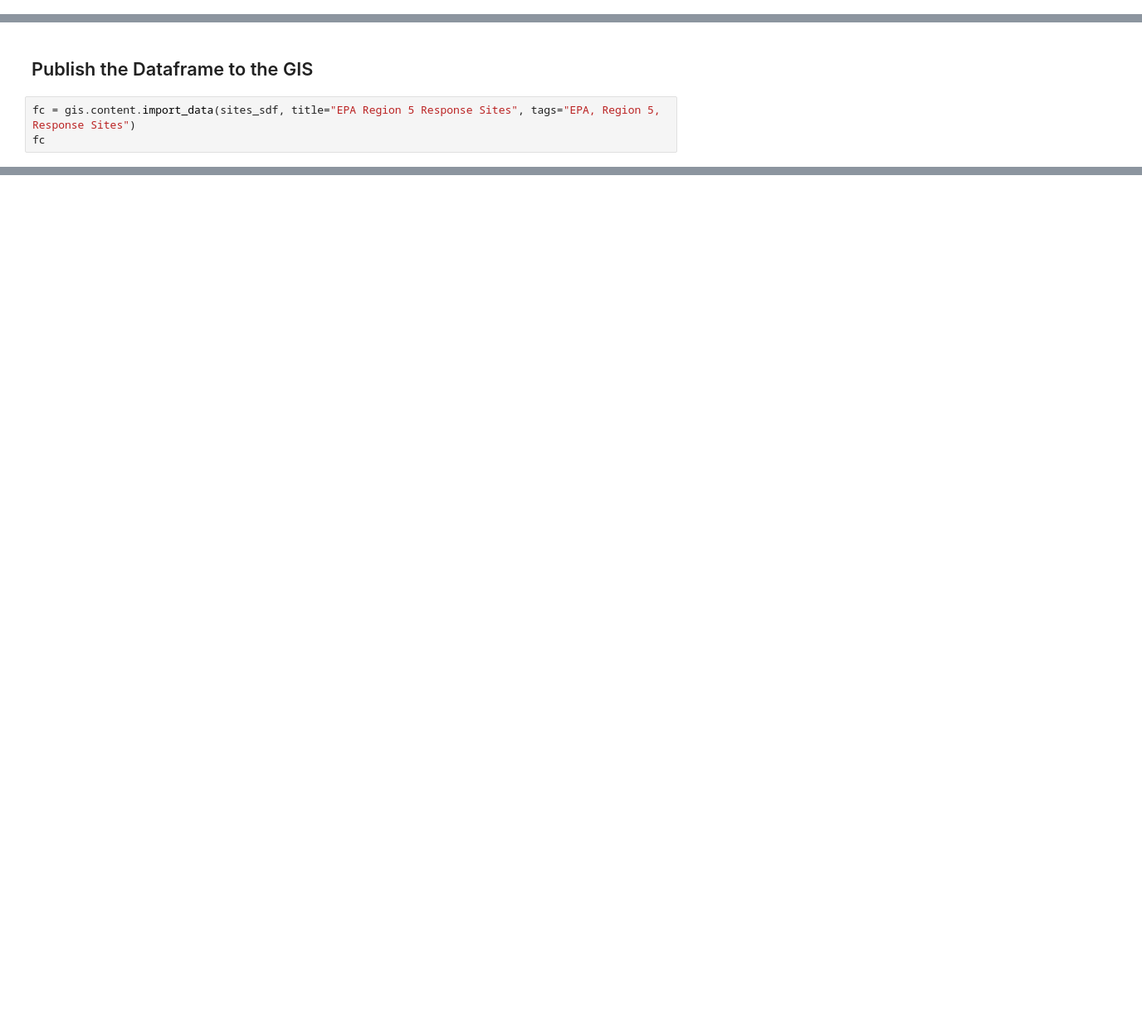
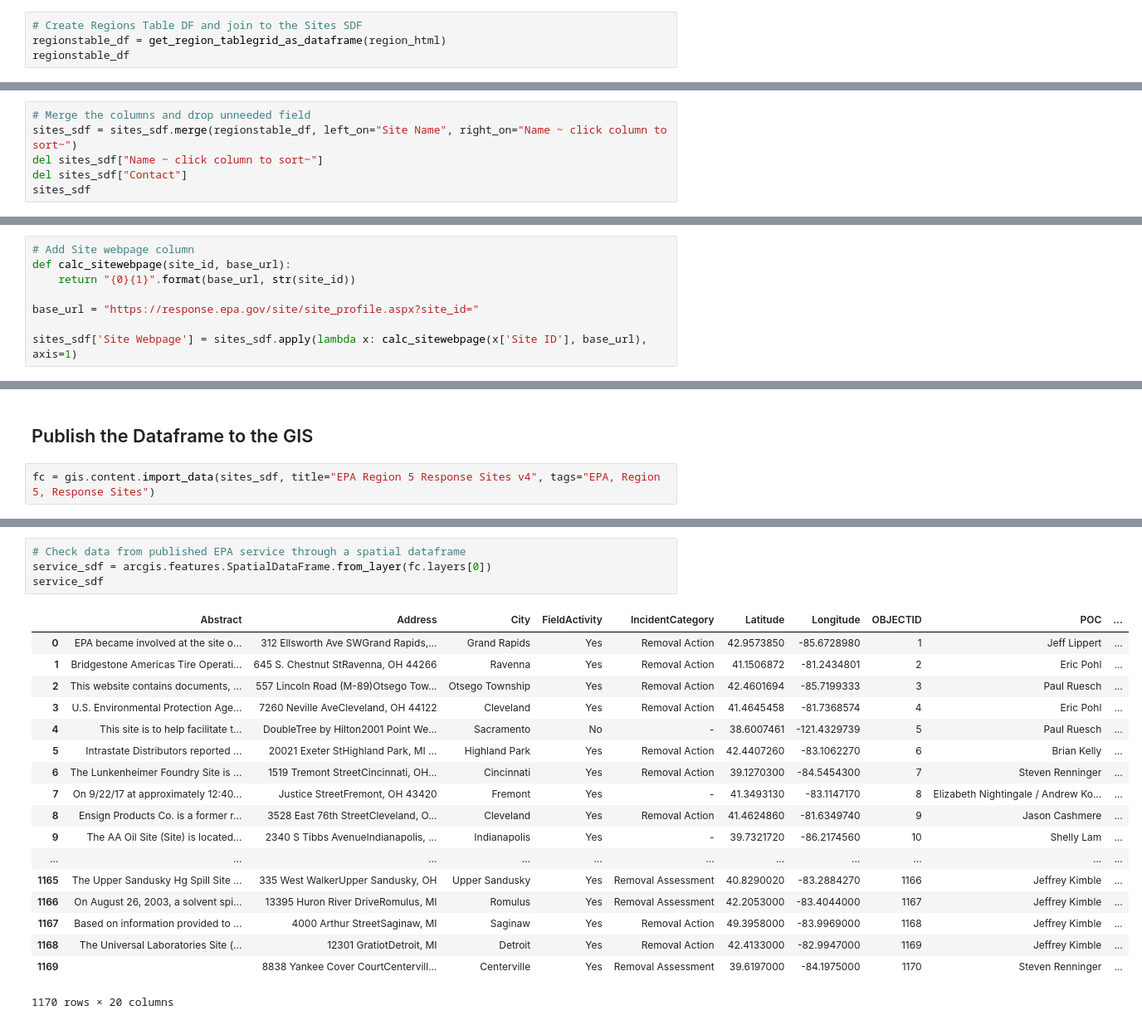
Before and after one commit to Qberto/arcgispythonapi-scrapehtmlforfeatures, a Jupyter notebook: proto_scrape-html-into-features.ipynb, the cells around one changed output, grey strips where cells are left out. Shown at 83% size. Drawn from its saved outputs; the diff is of its cells as text; blank space fills up the shorter version.

```diff
--- a/proto_scrape-html-into-features.ipynb
+++ b/proto_scrape-html-into-features.ipynb
@@ -265,3 +250,7 @@ sites_sdf
 | 1157 | B56Y | Universal Laboratories | 12301 GratiotDetroit, MI | 5 | Jeffrey Kimble | kimble.jeffrey@epa.gov | The Universal Laboratories Site (... | https://response.epa.gov/sites/B5... | 42.4133000 | -82.9947000 | ... |
 | 1158 | ER | Mercury Spill on Yankee Cove Court | 8838 Yankee Cover CourtCentervill... | 5 | Steven Renninger | renninger.steven@epa.gov |  | https://response.epa.gov/images/e... | 39.6197000 | -84.1975000 | ... |
 1159 rows × 11 columns
+# %%
+# Create Regions Table DF and join to the Sites SDF
+regionstable_df = get_region_tablegrid_as_dataframe(region_html)
+regionstable_df
@@ -267,0 +276,6 @@ sites_sdf
+# %%
+# Merge the columns and drop unneeded field
+sites_sdf = sites_sdf.merge(regionstable_df, left_on="Site Name", right_on="Name ~ click column to sort~")
+del sites_sdf["Name ~ click column to sort~"]
+del sites_sdf["Contact"]
+sites_sdf
@@ -267,0 +301,8 @@ sites_sdf
+# %%
+# Add Site webpage column
+def calc_sitewebpage(site_id, base_url):
+    return "{0}{1}".format(base_url, str(site_id))
+
+base_url = "https://response.epa.gov/site/site_profile.aspx?site_id="
+
+sites_sdf['Site Webpage'] = sites_sdf.apply(lambda x: calc_sitewebpage(x['Site ID'], base_url), axis=1)
@@ -268,5 +331,4 @@ sites_sdf
 # %% [markdown]
 ## Publish the Dataframe to the GIS
 # %%
-fc = gis.content.import_data(sites_sdf, title="EPA Region 5 Response Sites", tags="EPA, Region 5, Response Sites")
-fc
+fc = gis.content.import_data(sites_sdf, title="EPA Region 5 Response Sites v4", tags="EPA, Region 5, Response Sites")
@@ -274,0 +346,23 @@ fc
+# %%
+# Check data from published EPA service through a spatial dataframe
+service_sdf = arcgis.features.SpatialDataFrame.from_layer(fc.layers[0])
+service_sdf
+# %% [output]
+|  | Abstract | Address | City | FieldActivity | IncidentCategory | Latitude | Longitude | OBJECTID | POC | ... |
+| 0 | EPA became involved at the site o... | 312 Ellsworth Ave SWGrand Rapids,... | Grand Rapids | Yes | Removal Action | 42.9573850 | -85.6728980 | 1 | Jeff Lippert | ... |
+| 1 | Bridgestone Americas Tire Operati... | 645 S. Chestnut StRavenna, OH 44266 | Ravenna | Yes | Removal Action | 41.1506872 | -81.2434801 | 2 | Eric Pohl | ... |
+| 2 | This website contains documents, ... | 557 Lincoln Road (M-89)Otsego Tow... | Otsego Township | Yes | Removal Action | 42.4601694 | -85.7199333 | 3 | Paul Ruesch | ... |
+| 3 | U.S. Environmental Protection Age... | 7260 Neville AveCleveland, OH 44122 | Cleveland | Yes | Removal Action | 41.4645458 | -81.7368574 | 4 | Eric Pohl | ... |
+| 4 | This site is to help facilitate t... | DoubleTree by Hilton2001 Point We... | Sacramento | No | - | 38.6007461 | -121.4329739 | 5 | Paul Ruesch | ... |
+| 5 | Intrastate Distributors reported ... | 20021 Exeter StHighland Park, MI ... | Highland Park | Yes | Removal Action | 42.4407260 | -83.1062270 | 6 | Brian Kelly | ... |
+| 6 | The Lunkenheimer Foundry Site is ... | 1519 Tremont StreetCincinnati, OH... | Cincinnati | Yes | Removal Action | 39.1270300 | -84.5454300 | 7 | Steven Renninger | ... |
+| 7 | On 9/22/17 at approximately 12:40... | Justice StreetFremont, OH 43420 | Fremont | Yes | - | 41.3493130 | -83.1147170 | 8 | Elizabeth Nightingale / Andrew Ko... | ... |
+| 8 | Ensign Products Co. is a former r... | 3528 East 76th StreetCleveland, O... | Cleveland | Yes | Removal Action | 41.4624860 | -81.6349740 | 9 | Jason Cashmere | ... |
+| 9 | The AA Oil Site (Site) is located... | 2340 S Tibbs AvenueIndianapolis, ... | Indianapolis | Yes | - | 39.7321720 | -86.2174560 | 10 | Shelly Lam | ... |
+| ... | ... | ... | ... | ... | ... | ... | ... | ... | ... | ... |
+| 1165 | The Upper Sandusky Hg Spill Site ... | 335 West WalkerUpper Sandusky, OH | Upper Sandusky | Yes | Removal Assessment | 40.8290020 | -83.2884270 | 1166 | Jeffrey Kimble | ... |
+| 1166 | On August 26, 2003, a solvent spi... | 13395 Huron River DriveRomulus, MI | Romulus | Yes | Removal Assessment | 42.2053000 | -83.4044000 | 1167 | Jeffrey Kimble | ... |
+| 1167 | Based on information provided to ... | 4000 Arthur StreetSaginaw, MI | Saginaw | Yes | Removal Action | 49.3958000 | -83.9969000 | 1168 | Jeffrey Kimble | ... |
+| 1168 | The Universal Laboratories Site (... | 12301 GratiotDetroit, MI | Detroit | Yes | Removal Action | 42.4133000 | -82.9947000 | 1169 | Jeffrey Kimble | ... |
+| 1169 |  | 8838 Yankee Cover CourtCentervill... | Centerville | Yes | Removal Assessment | 39.6197000 | -84.1975000 | 1170 | Steven Renninger | ... |
+1170 rows × 20 columns
```
Also changed, not shown: parts of 9 cells of this notebook.
